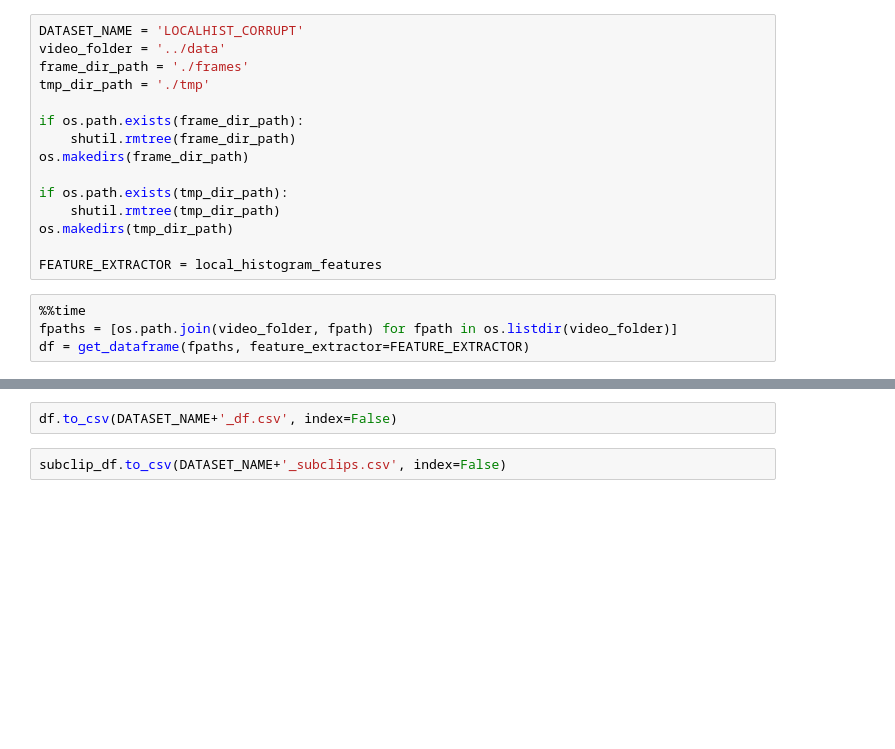
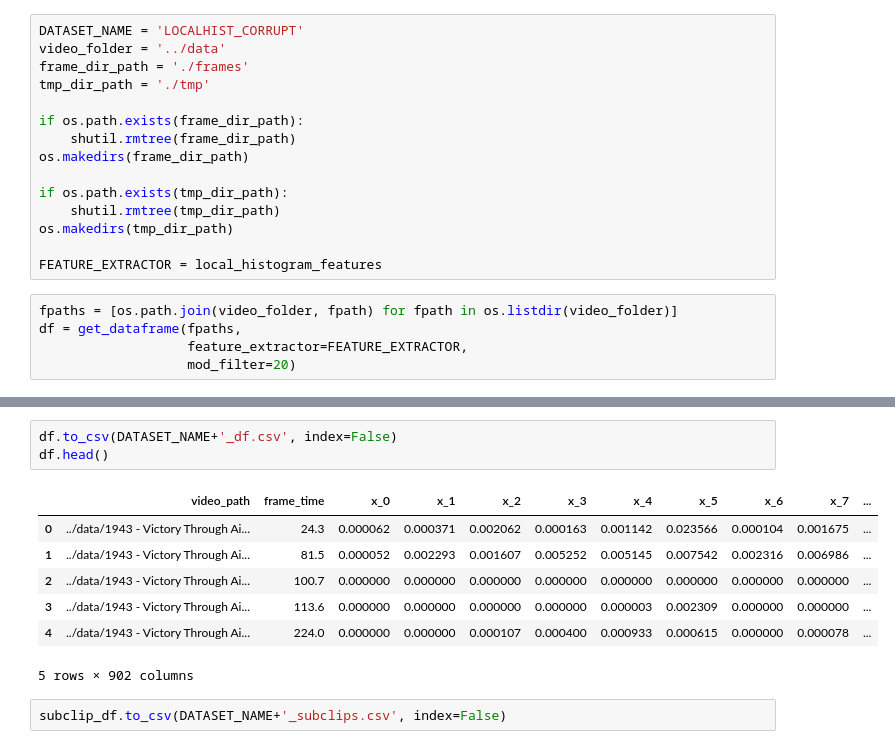
Before and after one commit to btseytlin/vzam, a Jupyter notebook: notebooks/prepare_dataset.ipynb, the cells around one changed output, grey strips where cells are left out. Cells and saved outputs as stored; diff of their text form; blank space fills up the shorter version.

```diff
--- a/notebooks/prepare_dataset.ipynb
+++ b/notebooks/prepare_dataset.ipynb
@@ -31,8 +31,9 @@ os.makedirs(tmp_dir_path)
 
 FEATURE_EXTRACTOR = local_histogram_features
 # %%
-%%time
 fpaths = [os.path.join(video_folder, fpath) for fpath in os.listdir(video_folder)]
-df = get_dataframe(fpaths, feature_extractor=FEATURE_EXTRACTOR)
+df = get_dataframe(fpaths,
+                   feature_extractor=FEATURE_EXTRACTOR,
+                   mod_filter=20)
 # %% [output]
 Done 0.05
@@ -70,5 +155,14 @@ subclip_df.video_path.value_counts()
 Name: video_path, dtype: int64
 # %%
 df.to_csv(DATASET_NAME+'_df.csv', index=False)
+df.head()
+# %% [output]
+|  | video_path | frame_time | x_0 | x_1 | x_2 | x_3 | x_4 | x_5 | x_6 | x_7 | ... |
+| 0 | ../data/1943 - Victory Through Ai... | 24.3 | 0.000062 | 0.000371 | 0.002062 | 0.000163 | 0.001142 | 0.023566 | 0.000104 | 0.001675 | ... |
+| 1 | ../data/1943 - Victory Through Ai... | 81.5 | 0.000052 | 0.002293 | 0.001607 | 0.005252 | 0.005145 | 0.007542 | 0.002316 | 0.006986 | ... |
+| 2 | ../data/1943 - Victory Through Ai... | 100.7 | 0.000000 | 0.000000 | 0.000000 | 0.000000 | 0.000000 | 0.000000 | 0.000000 | 0.000000 | ... |
+| 3 | ../data/1943 - Victory Through Ai... | 113.6 | 0.000000 | 0.000000 | 0.000000 | 0.000000 | 0.000003 | 0.002309 | 0.000000 | 0.000000 | ... |
+| 4 | ../data/1943 - Victory Through Ai... | 224.0 | 0.000000 | 0.000000 | 0.000107 | 0.000400 | 0.000933 | 0.000615 | 0.000000 | 0.000078 | ... |
+5 rows × 902 columns
 # %%
 subclip_df.to_csv(DATASET_NAME+'_subclips.csv', index=False)
```
Also changed, not shown: parts of 7 cells of this notebook, 4 other files.
